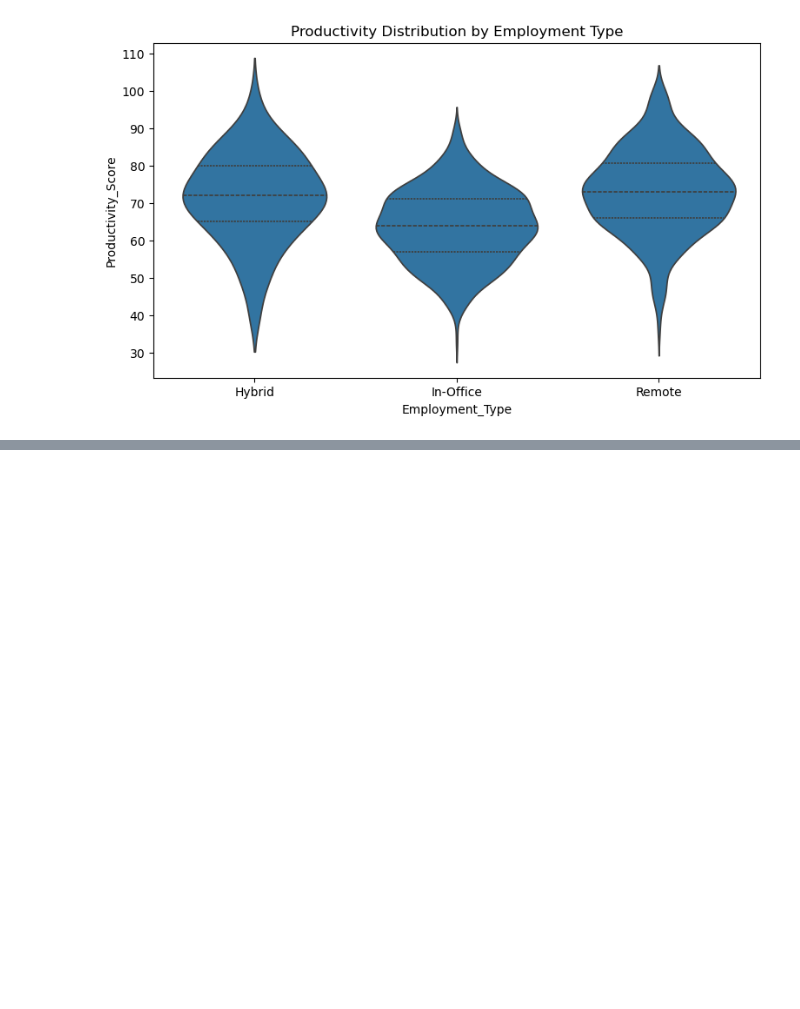
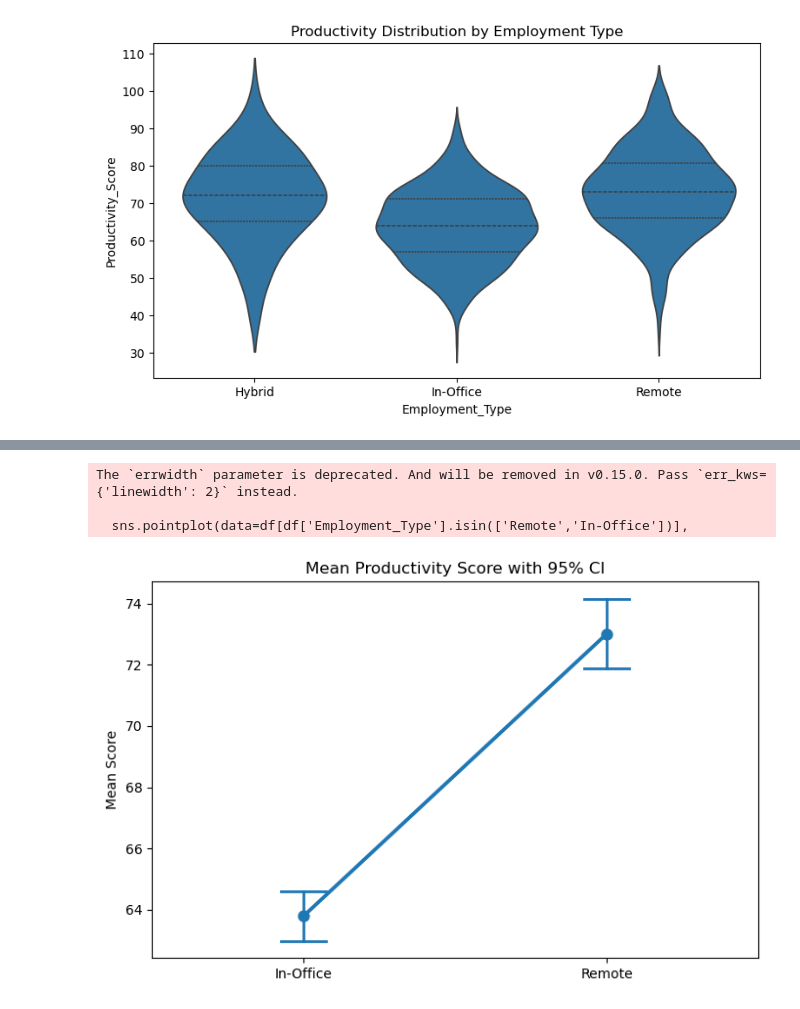
Before and after one commit to Mehar-shan/Analyzing-Remote-Work-Productivity-using-t-Test-and-ANOVA, a Jupyter notebook: file-02.ipynb, the cells around one changed output, grey strips where cells are left out. Saved outputs shown, nothing was run; the diff lists cells and outputs as text; code cells hidden in the pictures; blank space fills up the shorter version.

```diff
--- a/file-02.ipynb
+++ b/file-02.ipynb
@@ -154,0 +255,16 @@ plt.show()
+# %%
+plt.figure(figsize=(8,5))
+sns.pointplot(data=df[df['Employment_Type'].isin(['Remote','In-Office'])],
+              x='Employment_Type',
+              y='Productivity_Score',
+              capsize=.15,
+              errwidth=2)
+plt.title('Mean Productivity Score with 95% CI')
+plt.xlabel('')
+plt.ylabel('Mean Score')
+plt.show()
+# %% [output]
+The `errwidth` parameter is deprecated. And will be removed in v0.15.0. Pass `err_kws={'linewidth': 2}` instead.
+
+  sns.pointplot(data=df[df['Employment_Type'].isin(['Remote','In-Office'])],
+[figure, added]
```
Also changed, not shown: parts of 18 cells of this notebook.
